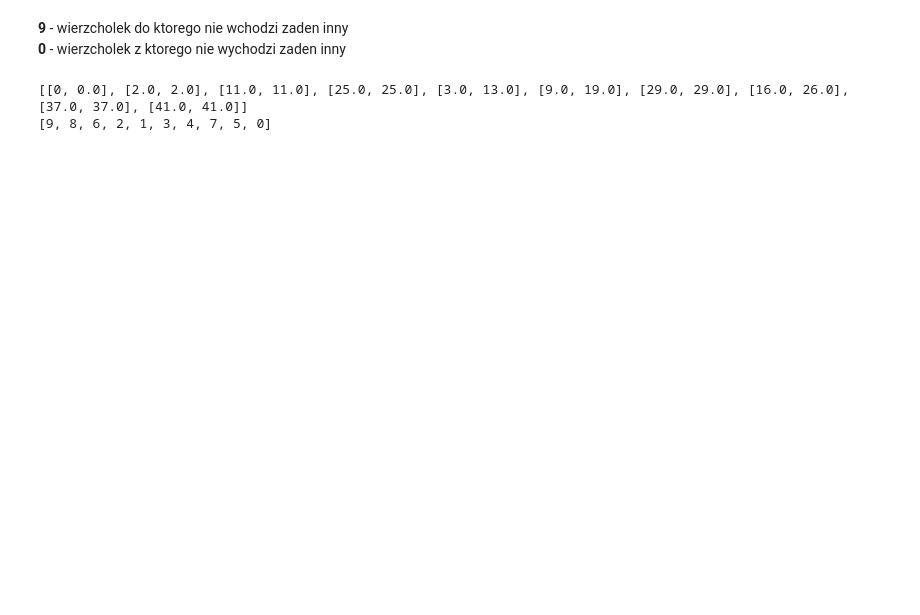
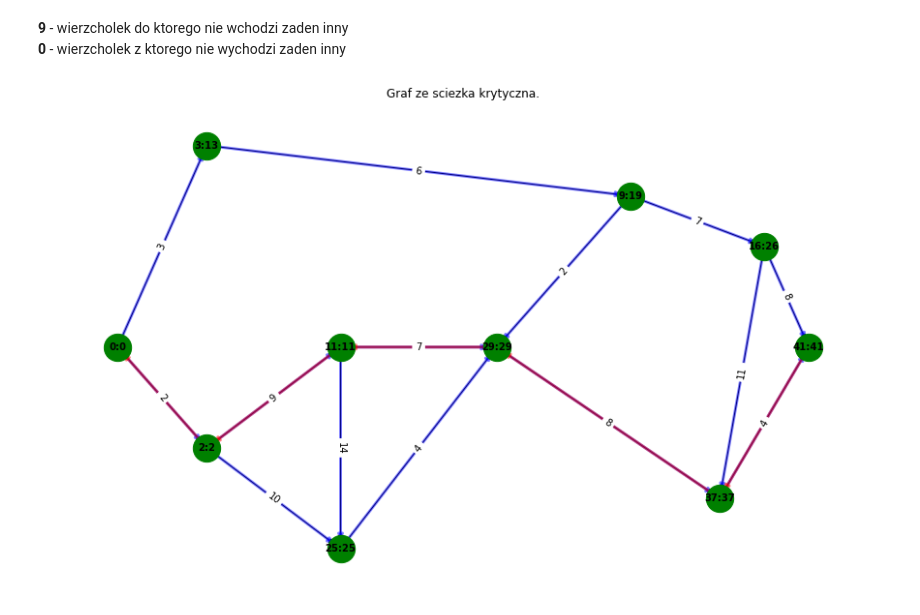
Before and after one commit to djmmatracki/BadanieOperacyjne, a Jupyter notebook: ProgramowanieSieciowe/sprawozdanie.ipynb, the cells around one changed output. Cells and saved outputs as stored; diff of their text form; code cells hidden in the pictures; blank space fills up the shorter version.

```diff
--- a/ProgramowanieSieciowe/sprawozdanie.ipynb
+++ b/ProgramowanieSieciowe/sprawozdanie.ipynb
@@ -126,12 +136,47 @@ def findCritical(M):
                     terminy[changedIndex][1] = terminy[currentChangedIndex][1] - M[i][current]
                 queue.enqueue(i)
 
-    print(terminy)
-    print(newIndexes)
+    indexes = {item: newIndexes[item] for item in newIndexes}
+    critical_path_edges = []
+    current = 0
+
+    while current != 9:
+
+        for i in range(n):
+            if M[i][current] != 0 and abs(terminy[indexes[i]][0] - terminy[indexes[i]][1]) == 0:
+                critical_path_edges.append((current, i))
+                current = i
+
+    return terminy, indexes, critical_path_edges
-# %%
-M = nx.to_numpy_array(G, nodelist=[i for i in range(10)])
-
-findCritical(M)
-# %% [output]
-[[0, 0.0], [2.0, 2.0], [11.0, 11.0], [25.0, 25.0], [3.0, 13.0], [9.0, 19.0], [29.0, 29.0], [16.0, 26.0], [37.0, 37.0], [41.0, 41.0]]
-[9, 8, 6, 2, 1, 3, 4, 7, 5, 0]
+# %%
+M = nx.to_numpy_array(G, nodelist=[i for i in range(10)])
+terminy, newIndexes, edges = findCritical(M)
+
+
+fig = plt.figure(figsize=(12, 7))
+
+pos = {
+    0: (17, 3.5),
+    1: (15, 2),
+    2: (10, 3.5),
+    3: (6.5, 3.5),
+    4: (3.5, 2.5),
+    5: (6.5, 1.5),
+    6: (3.5, 5.5),
+    7: (16, 4.5),
+    8: (13, 5),
+    9: (1.5, 3.5)
+}
+
+labels = {oldIndex: f"{int(terminy[newIndex][0])}:{int(terminy[newIndex][1])}" for (oldIndex, newIndex) in newIndexes.items()}
+
+nx.draw(G, pos=pos, labels=labels, with_labels=True, font_size=10, font_weight=1000)
+nx.draw_networkx_edges(G, pos, width=3, alpha=0.5, edge_color='b')
+nx.draw_networkx_nodes(G, pos, node_size=800, node_color="g")
+nx.draw_networkx_edges(G, pos, edgelist=edges, width=3, alpha=0.5, edge_color='r')
+labels = nx.get_edge_attributes(G,'weight')
+nx.draw_networkx_edge_labels(G,pos,edge_labels=labels)
+plt.title("Graf ze sciezka krytyczna.")
+plt.show()
+# %% [output]
+[figure, added]
```
Also changed, not shown: parts of 2 cells of this notebook, 4 other files.
